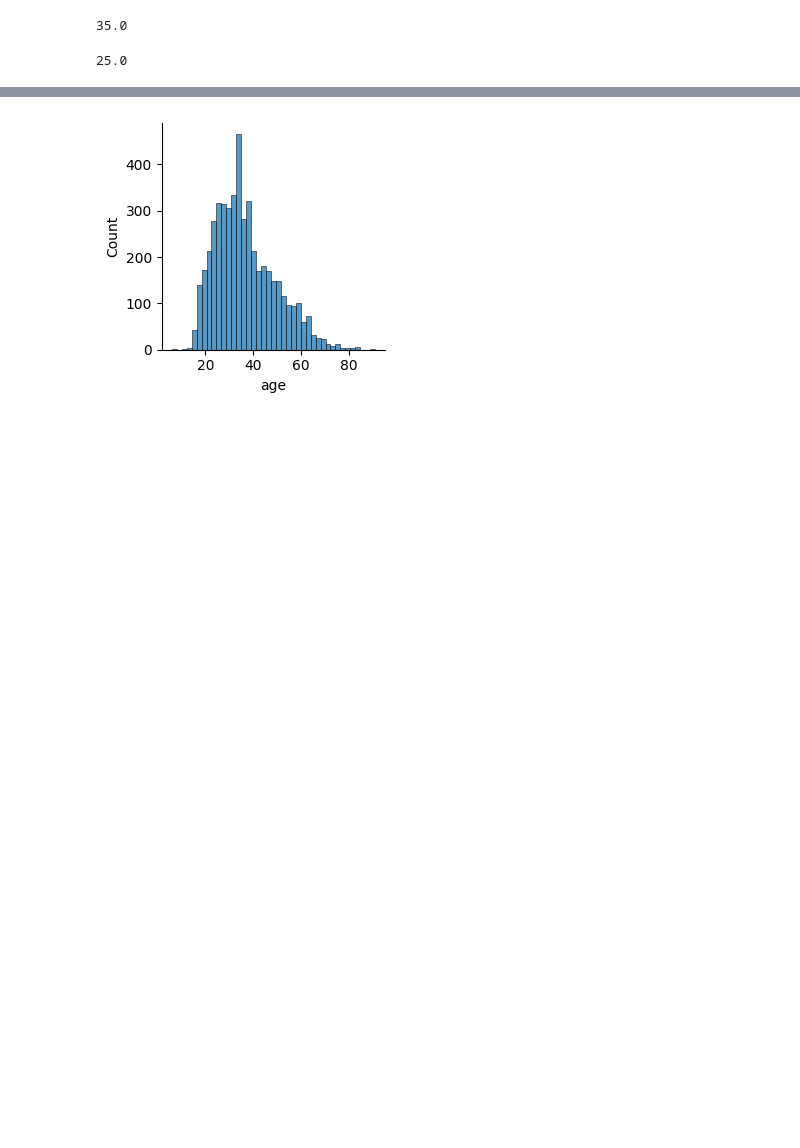
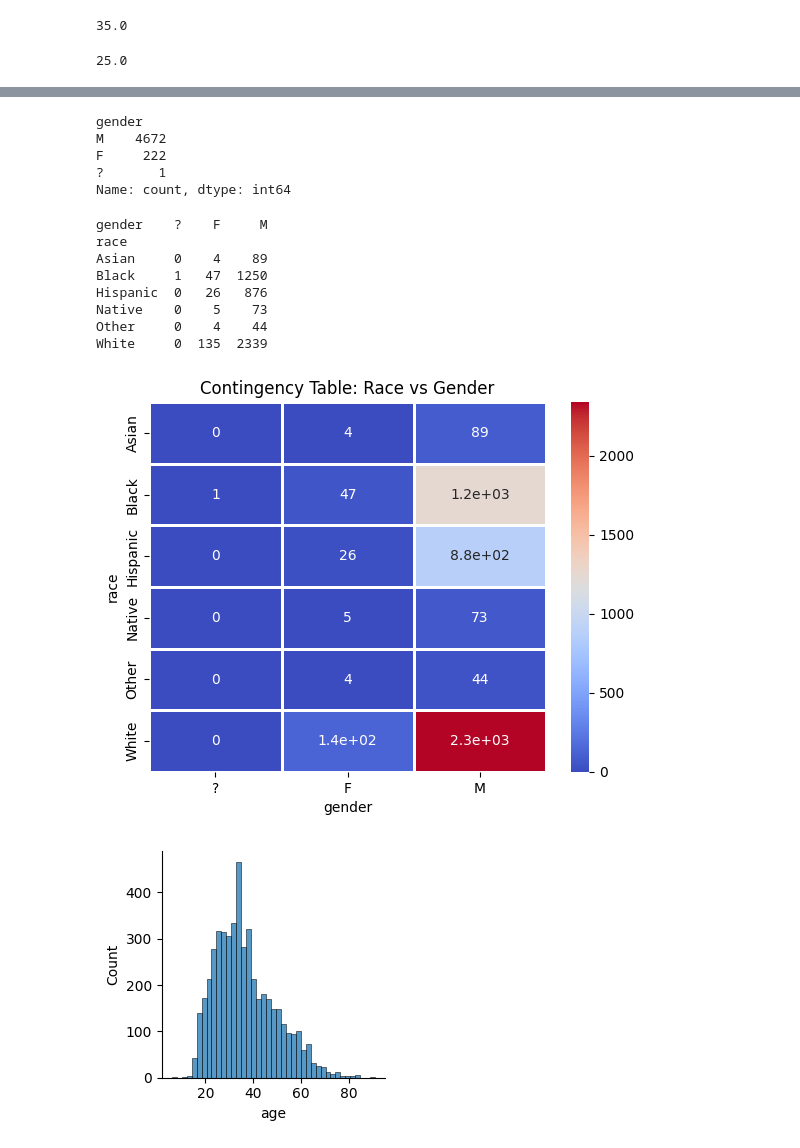
Before and after one commit to Vikaash7/21BDS0052-EDA, a Jupyter notebook: 21BDS0052.ipynb, the cells around one changed output, grey strips where cells are left out. Saved outputs shown, nothing was run; the diff lists cells and outputs as text; code cells hidden in the pictures; blank space fills up the shorter version.

```diff
--- a/21BDS0052.ipynb
+++ b/21BDS0052.ipynb
@@ -164,3 +176,28 @@ df['age'].mode()[0]
+# %%
+count_by_gender = df_deduped['gender'].value_counts()
+print(count_by_gender)
+# %% [output]
+gender
+M    4672
+F     222
+?       1
+Name: count, dtype: int64
+# %%
+contingency_table = pd.crosstab(df_deduped['race'], df_deduped['gender'])
+print(contingency_table)
+sns.heatmap(contingency_table, annot=True, cmap='coolwarm', linewidths=1)
+plt.title('Contingency Table: Race vs Gender')
+plt.show()
+# %% [output]
+gender    ?    F     M
+race
+Asian     0    4    89
+Black     1   47  1250
+Hispanic  0   26   876
+Native    0    5    73
+Other     0    4    44
+White     0  135  2339
+[figure, added]
 # %%
 sns.FacetGrid(df).map(sns.histplot, "age").add_legend()
 plt.show()
```
Also changed, not shown: parts of 2 cells of this notebook.
